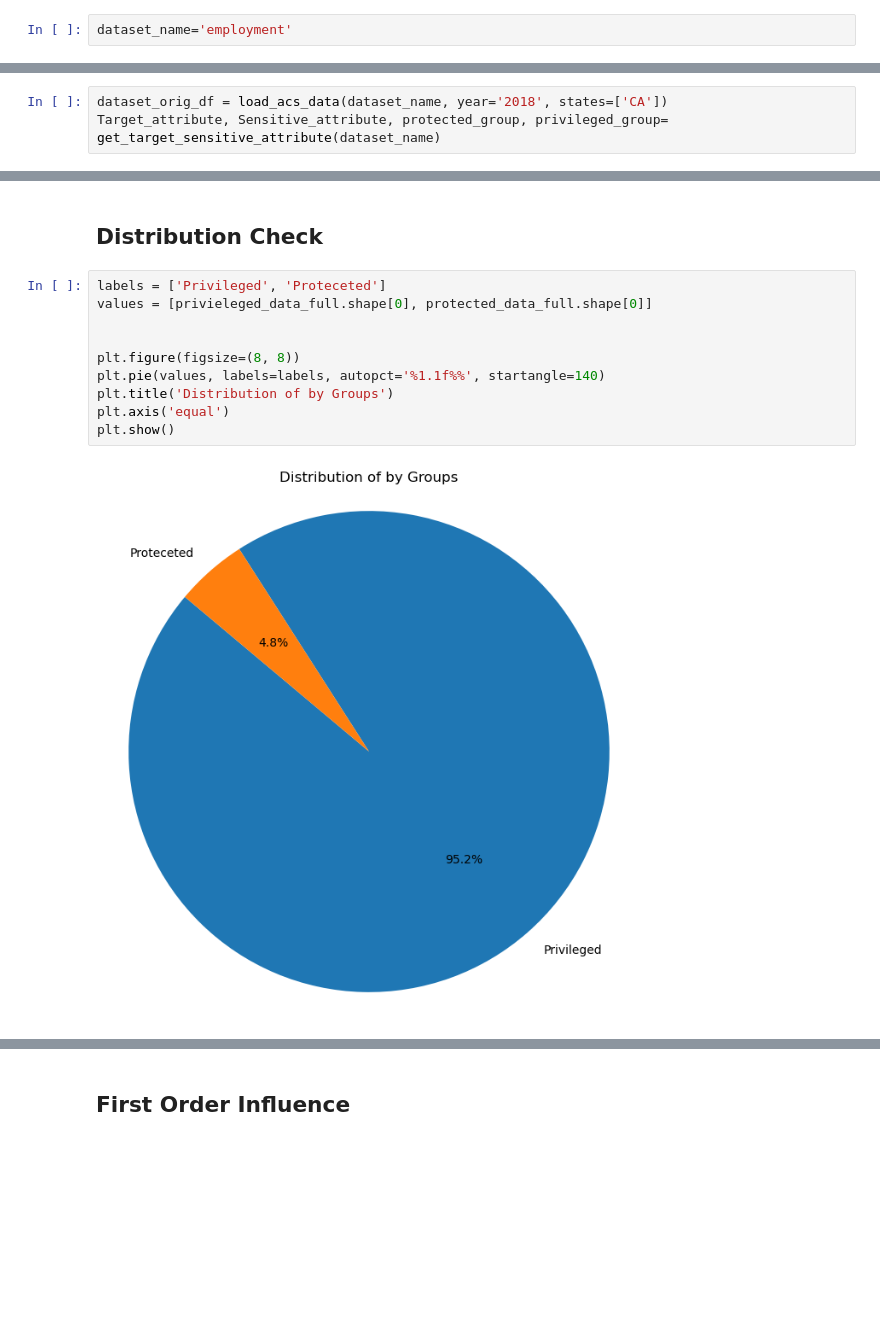
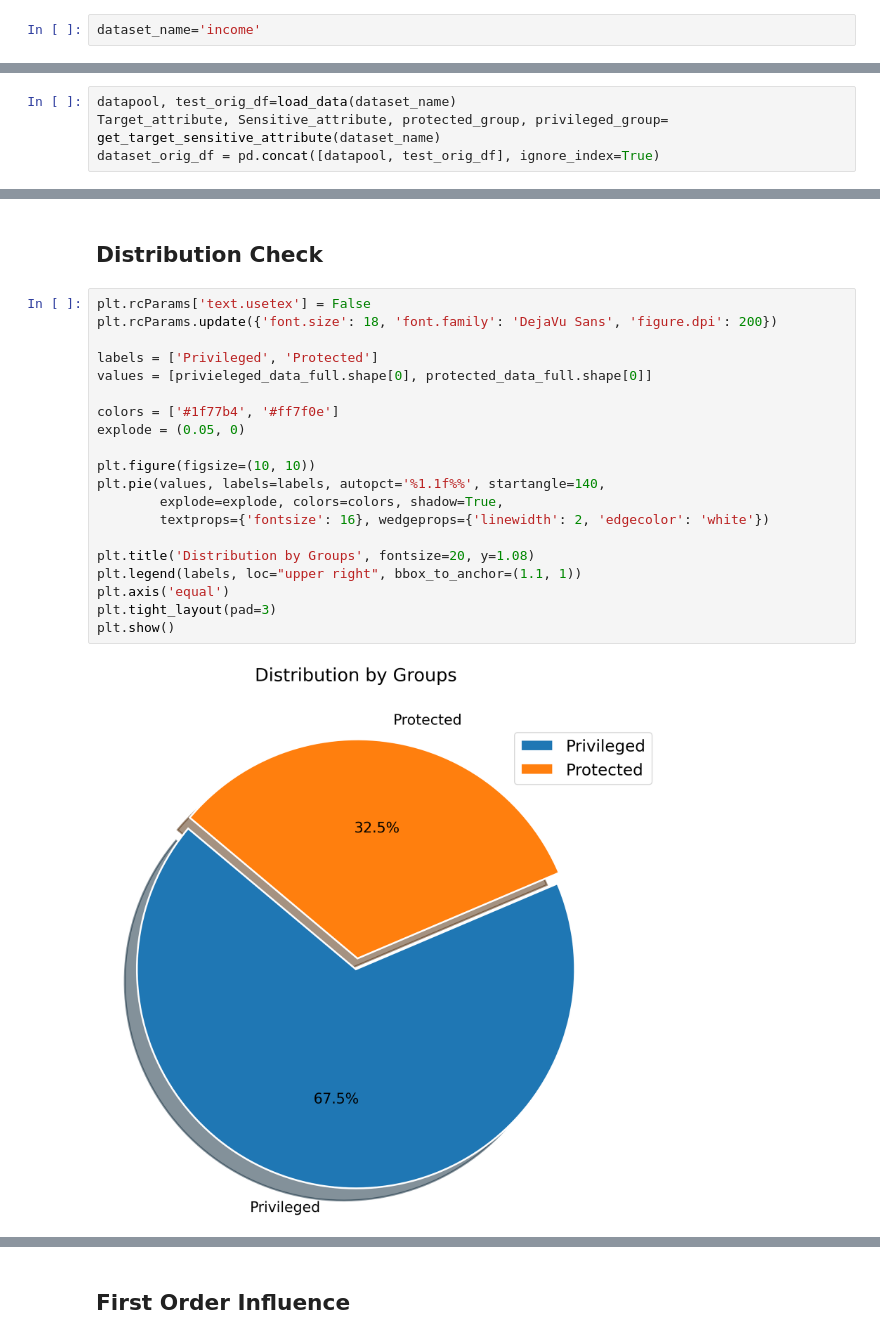
Before and after one commit to jahid674/DataSift, a Jupyter notebook: Experiments.ipynb, the cells around one changed output, grey strips where cells are left out. Saved outputs shown, nothing was run; the diff lists cells and outputs as text; blank space fills up the shorter version.

```diff
--- a/Experiments.ipynb
+++ b/Experiments.ipynb
@@ -54,2 +39,2 @@ np.random.seed(42)
 # %%
-dataset_name='employment'
+dataset_name='income'
@@ -58,3 +63,4 @@ dataset_name='employment'
 # %%
-dataset_orig_df = load_acs_data(dataset_name, year='2018', states=['CA'])
+datapool, test_orig_df=load_data(dataset_name)
 Target_attribute, Sensitive_attribute, protected_group, privileged_group= get_target_sensitive_attribute(dataset_name)
+dataset_orig_df = pd.concat([datapool, test_orig_df], ignore_index=True)
@@ -162,15 +158,25 @@ privileged_positive, privileged_negative, protected_positive, protected_negative
 # %% [markdown]
 ## Distribution Check
 # %%
-labels = ['Privileged', 'Proteceted']
+plt.rcParams['text.usetex'] = False
+plt.rcParams.update({'font.size': 18, 'font.family': 'DejaVu Sans', 'figure.dpi': 200})
+
+labels = ['Privileged', 'Protected']
 values = [privieleged_data_full.shape[0], protected_data_full.shape[0]]
 
+colors = ['#1f77b4', '#ff7f0e']
+explode = (0.05, 0)
 
-plt.figure(figsize=(8, 8))
-plt.pie(values, labels=labels, autopct='%1.1f%%', startangle=140)
-plt.title('Distribution of by Groups')
+plt.figure(figsize=(10, 10))
+plt.pie(values, labels=labels, autopct='%1.1f%%', startangle=140,
+        explode=explode, colors=colors, shadow=True,
+        textprops={'fontsize': 16}, wedgeprops={'linewidth': 2, 'edgecolor': 'white'})
+
+plt.title('Distribution by Groups', fontsize=20, y=1.08)
+plt.legend(labels, loc="upper right", bbox_to_anchor=(1.1, 1))
 plt.axis('equal')
+plt.tight_layout(pad=3)
 plt.show()
 # %% [output]
-[figure, old version]
+[figure, new version]
 # %%
```
Also changed, not shown: parts of 86 cells of this notebook, 5 other files.
